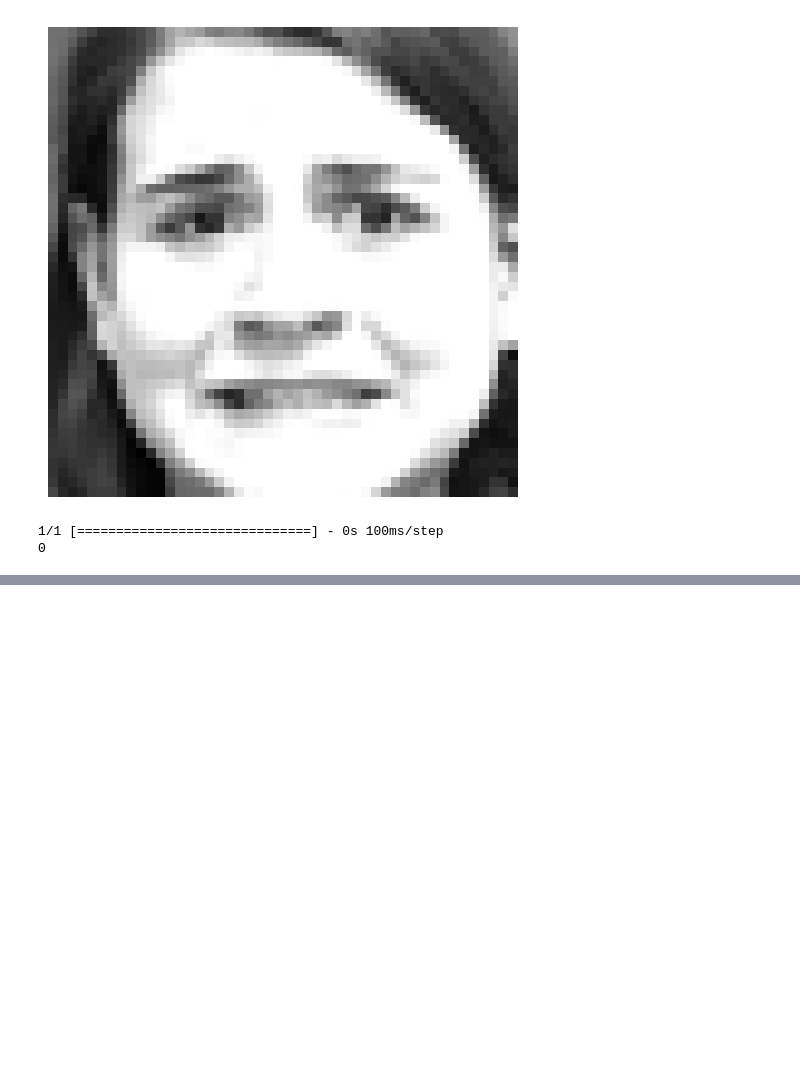
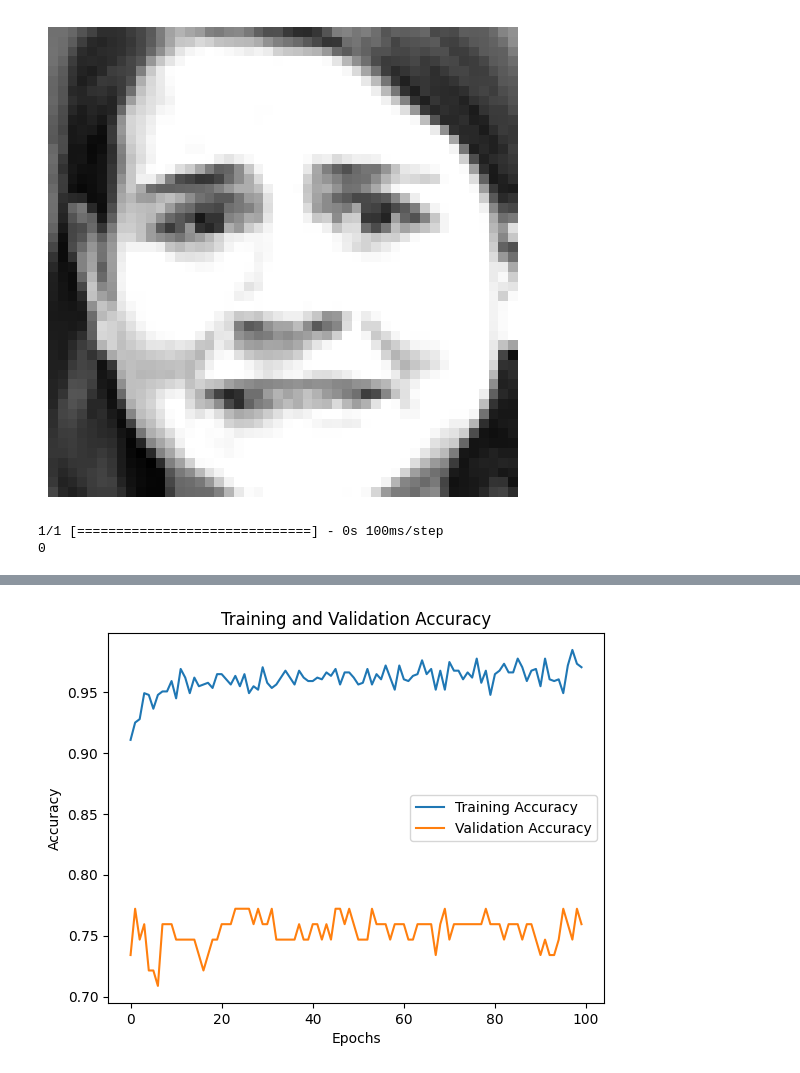
Before and after one commit to Annoyshah/test-1, a Jupyter notebook: Emotion_Recognition.ipynb, the cells around one changed output, grey strips where cells are left out. Cells and saved outputs as stored; diff of their text form; code cells hidden in the pictures; blank space fills up the shorter version.

```diff
--- a/Emotion_Recognition.ipynb
+++ b/Emotion_Recognition.ipynb
@@ -496,0 +534,3 @@ print(predicted_class)
+# %%
+history = model.fit(x=X_train, y=y_train_encoded, validation_split=0.1, batch_size=32,
+                    epochs=100, shuffle=True, verbose=2, callbacks=callbacks)
@@ -496,0 +555,28 @@ print(predicted_class)
+# %%
+import matplotlib.pyplot as plt
+
+# Define the number of iterations (epochs) you want to run, e.g., 2000
+total_iterations = 100
+
+# Create lists to store accuracy data
+training_accuracy = []
+validation_accuracy = []
+
+for epoch in range(total_iterations):
+    history = model.fit(x=X_train, y=y_train_encoded, validation_split=0.1, batch_size=32,
+                        epochs=1, shuffle=True, verbose=0, callbacks=callbacks)
+
+    # Append accuracy data for the current epoch
+    training_accuracy.append(history.history['accuracy'][0])
+    validation_accuracy.append(history.history['val_accuracy'][0])
+
+# Plot the accuracy
+plt.plot(training_accuracy, label='Training Accuracy')
+plt.plot(validation_accuracy, label='Validation Accuracy')
+plt.xlabel('Epochs')
+plt.ylabel('Accuracy')
+plt.title('Training and Validation Accuracy')
+plt.legend()
+plt.show()
+# %% [output]
+[figure, added]
```
Also changed, not shown: parts of 4 cells of this notebook.
